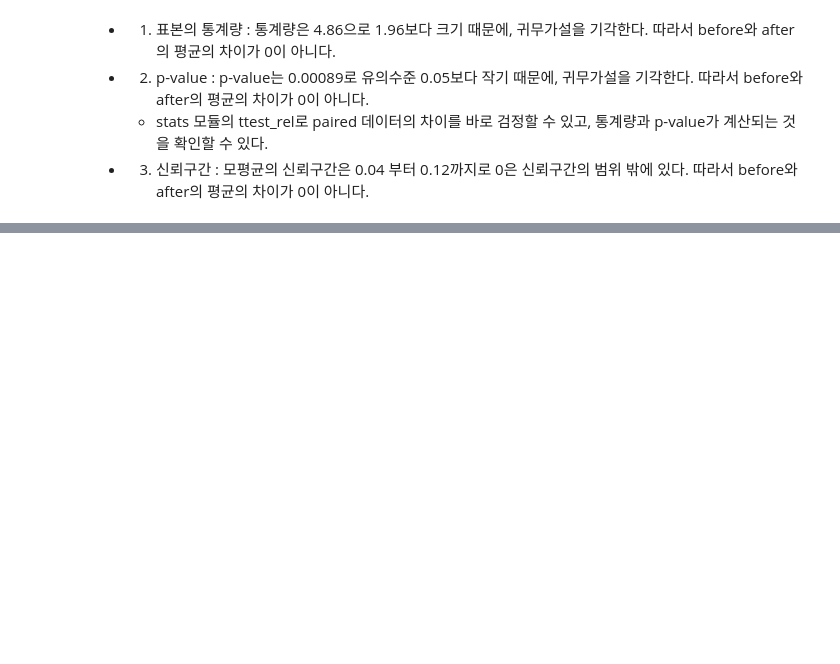
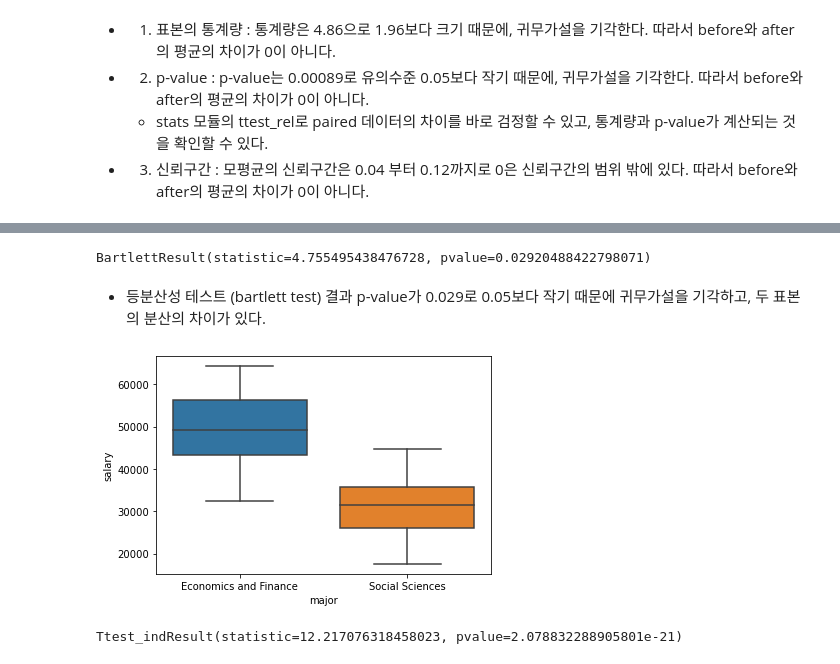
Before and after one commit to dsbumblebee/Statistics-with-Python, a Jupyter notebook: para_2_t-test.ipynb, the cells around one changed output, grey strips where cells are left out. Cells and saved outputs as stored; diff of their text form; code cells hidden in the pictures; blank space fills up the shorter version.

```diff
--- a/para_2_t-test.ipynb
+++ b/para_2_t-test.ipynb
@@ -167,0 +265,9 @@ Ttest_relResult(statistic=4.863812745135183, pvalue=0.0008911154578225479)
+# %%
+EF = data[data['major'] == 'Economics and Finance']
+SS = data[data['major'] == 'Social Sciences']
+# %%
+# 샘플의 수 50
+n = 50
+np.random.seed(770)
+EF_sample = EF.sample(n)
+SS_sample = SS.sample(n)
@@ -167,0 +289,18 @@ Ttest_relResult(statistic=4.863812745135183, pvalue=0.0008911154578225479)
+# %%
+# 표본의 등분산성 확인
+stats.bartlett(EF_sample['salary'], SS_sample['salary'])
+# %% [output]
+BartlettResult(statistic=4.755495438476728, pvalue=0.02920488422798071)
+# %% [markdown]
+- 등분산성 테스트 (bartlett test) 결과 p-value가 0.029로 0.05보다 작기 때문에 귀무가설을 기각하고, 두 표본의 분산의 차이가 있다.
+# %%
+sample_data = pd.concat([EF_sample, SS_sample])
+sns.boxplot(x= 'major', y='salary', data= sample_data)
+plt.show()
+# %% [output]
+[figure, added]
+# %%
+stats.ttest_ind(EF_sample['salary'], SS_sample['salary'], equal_var=True,
+               alternative='two-sided')
+# %% [output]
+Ttest_indResult(statistic=12.217076318458023, pvalue=2.078832288905801e-21)
```
Also changed, not shown: parts of 21 cells of this notebook.
